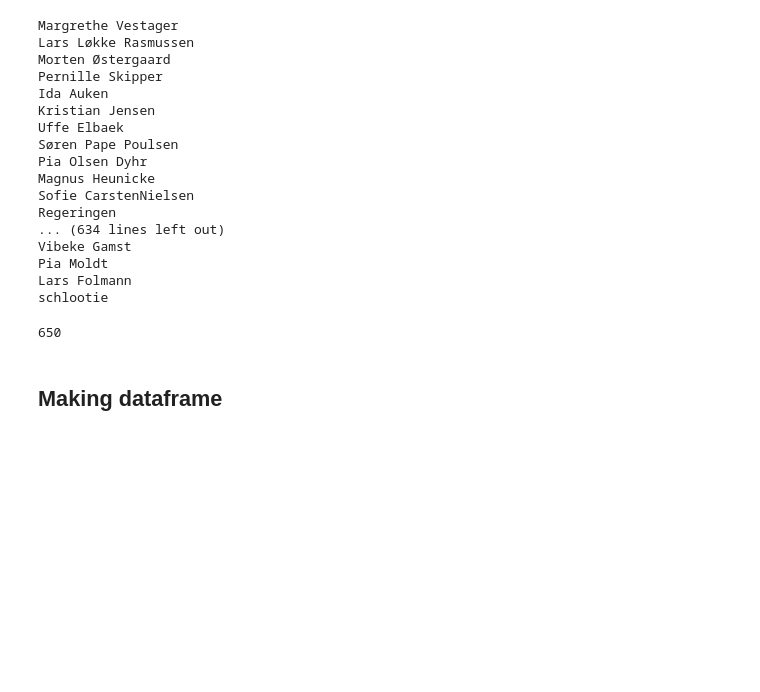
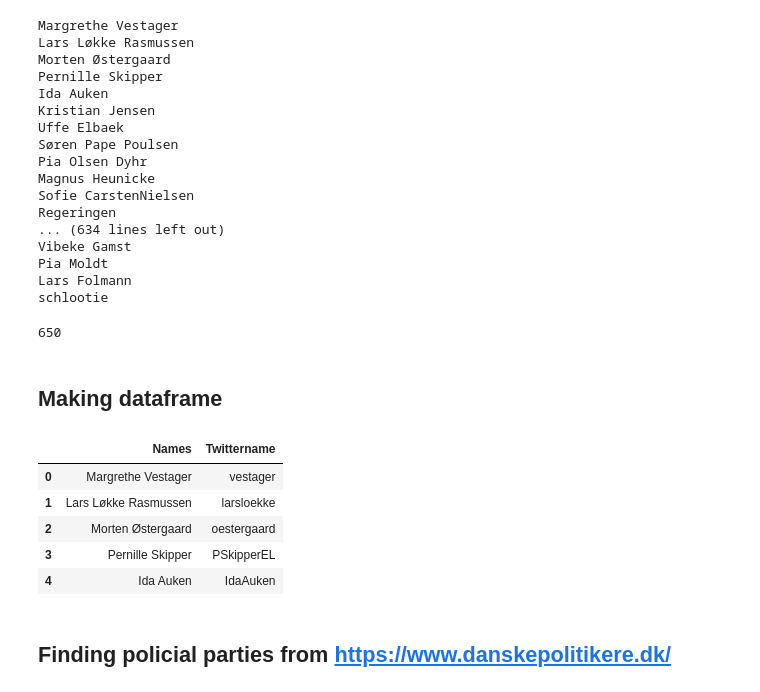
Before and after one commit to 98christianp/politiker, a Jupyter notebook: Code_for_loading_twitter_profiles.ipynb, the cells around one changed output. Saved outputs shown, nothing was run; the diff lists cells and outputs as text; code cells hidden in the pictures; blank space fills up the shorter version.

```diff
--- a/Code_for_loading_twitter_profiles.ipynb
+++ b/Code_for_loading_twitter_profiles.ipynb
@@ -110,3 +110,14 @@ d={'Names':real_name_list,"Twittername":twitter_name_list}
 data=pd.DataFrame(data=d)
 # %%
 data.to_csv("danish_politkere_twitter.csv")
+# %%
+data.head()
+# %% [output]
+|  | Names | Twittername |
+| 0 | Margrethe Vestager | vestager |
+| 1 | Lars Løkke Rasmussen | larsloekke |
+| 2 | Morten Østergaard | oestergaard |
+| 3 | Pernille Skipper | PSkipperEL |
+| 4 | Ida Auken | IdaAuken |
+# %% [markdown]
+## Finding policial parties from https://www.danskepolitikere.dk/
```
Also changed, not shown: parts of 9 cells of this notebook, 1 other file.
